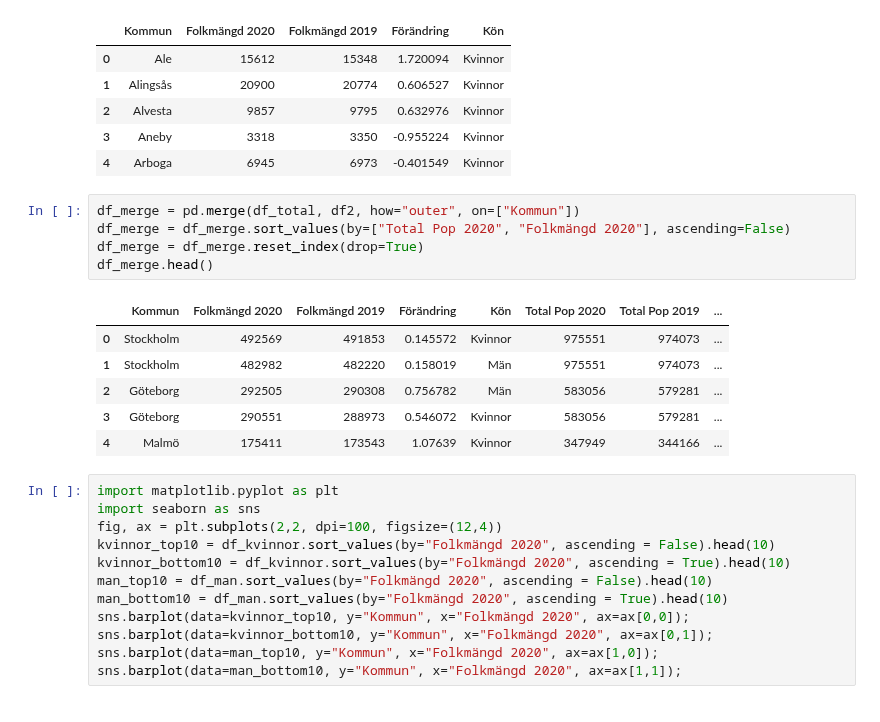
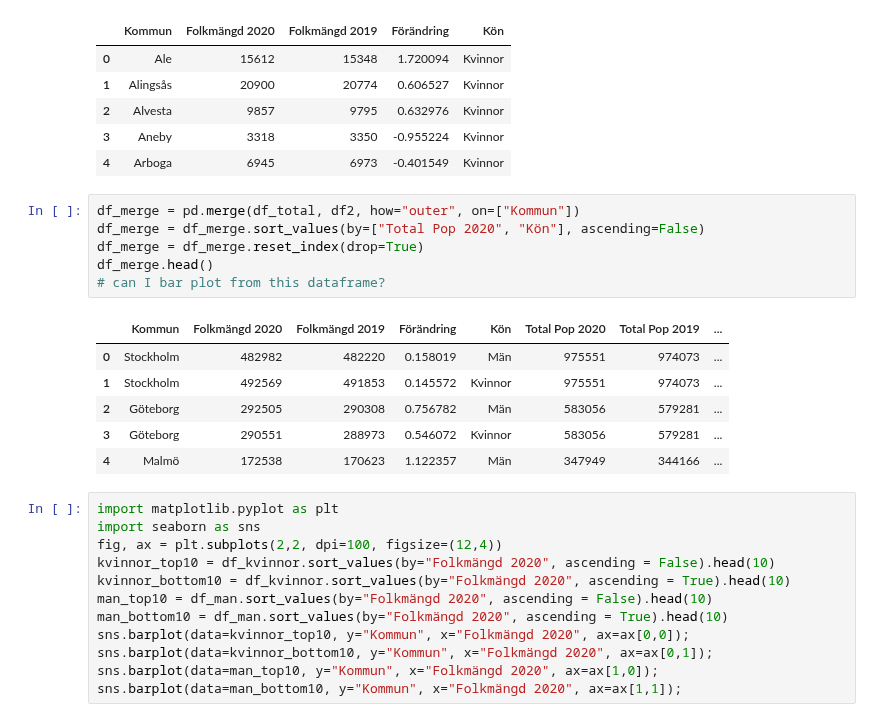
Before and after one commit to yuna-liu/Databehandling-Yuna-Liu, a Jupyter notebook: Exercises/E00_pandas_basic_syntax.ipynb, the cells around one changed output. Drawn from its saved outputs; the diff is of its cells as text.

```diff
--- a/Exercises/E00_pandas_basic_syntax.ipynb
+++ b/Exercises/E00_pandas_basic_syntax.ipynb
@@ -575,16 +575,17 @@ df_total.head()
 | 4 | Arboga | 6945 | 6973 | -0.401549 | Kvinnor |
 # %%
 df_merge = pd.merge(df_total, df2, how="outer", on=["Kommun"])
-df_merge = df_merge.sort_values(by=["Total Pop 2020", "Folkmängd 2020"], ascending=False)
+df_merge = df_merge.sort_values(by=["Total Pop 2020", "Kön"], ascending=False)
 df_merge = df_merge.reset_index(drop=True)
 df_merge.head()
+# can I bar plot from this dataframe?
 # %% [output]
 |  | Kommun | Folkmängd 2020 | Folkmängd 2019 | Förändring | Kön | Total Pop 2020 | Total Pop 2019 | ... |
-| 0 | Stockholm | 492569 | 491853 | 0.145572 | Kvinnor | 975551 | 974073 | ... |
-| 1 | Stockholm | 482982 | 482220 | 0.158019 | Män | 975551 | 974073 | ... |
+| 0 | Stockholm | 482982 | 482220 | 0.158019 | Män | 975551 | 974073 | ... |
+| 1 | Stockholm | 492569 | 491853 | 0.145572 | Kvinnor | 975551 | 974073 | ... |
 | 2 | Göteborg | 292505 | 290308 | 0.756782 | Män | 583056 | 579281 | ... |
 | 3 | Göteborg | 290551 | 288973 | 0.546072 | Kvinnor | 583056 | 579281 | ... |
-| 4 | Malmö | 175411 | 173543 | 1.07639 | Kvinnor | 347949 | 344166 | ... |
+| 4 | Malmö | 172538 | 170623 | 1.122357 | Män | 347949 | 344166 | ... |
 # %%
 import matplotlib.pyplot as plt
 import seaborn as sns
```
Also changed, not shown: parts of 2 cells of this notebook.
